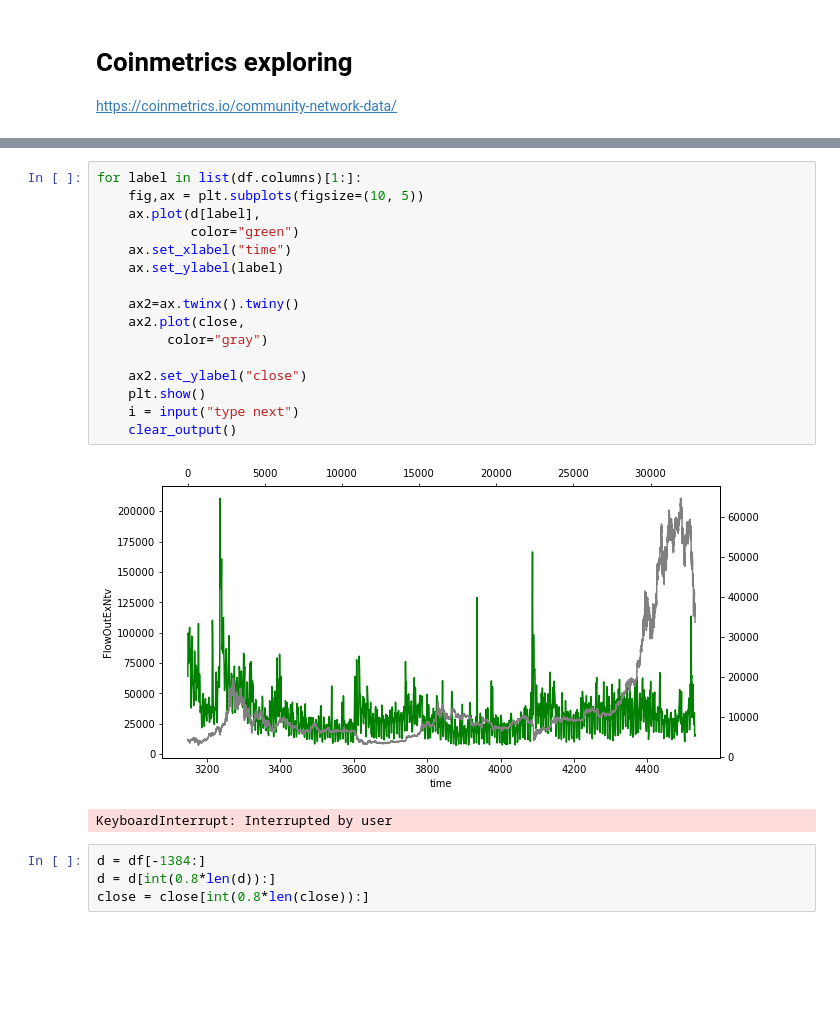
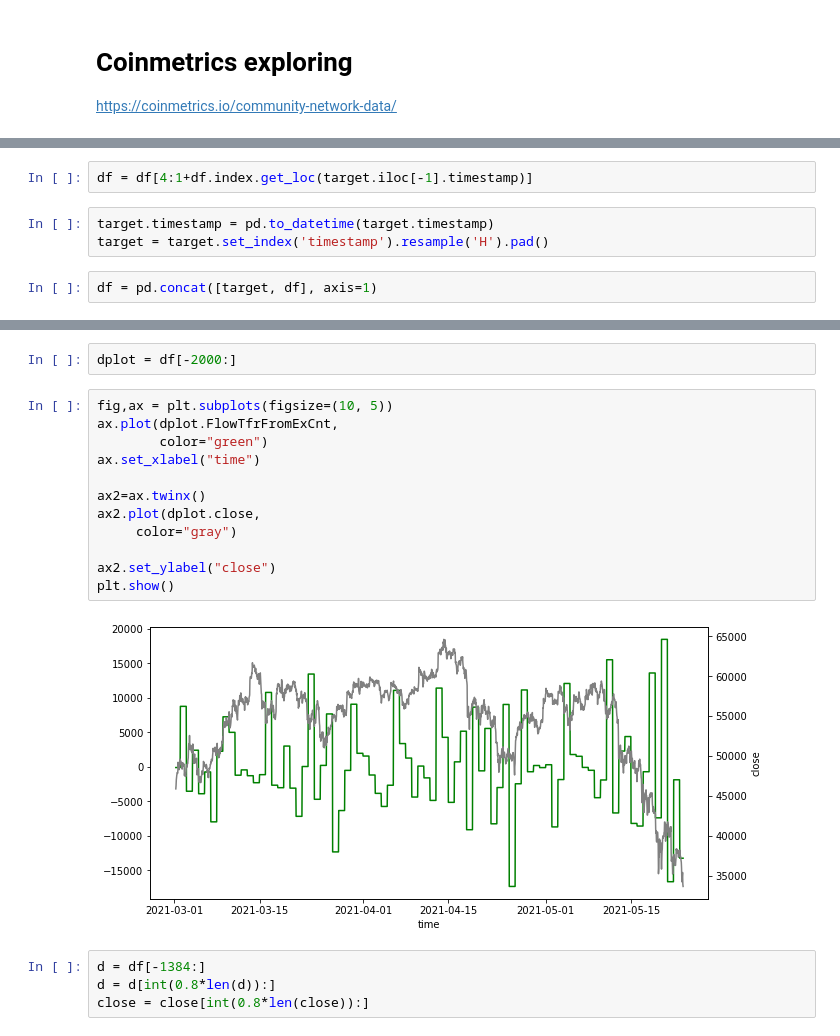
Before and after one commit to sunnymnie/bitcoin-printer, a Jupyter notebook: analysis-features/coinmetrics.ipynb, the cells around one changed output, grey strips where cells are left out. Cells and saved outputs as stored; diff of their text form; blank space fills up the shorter version.

```diff
--- a/analysis-features/coinmetrics.ipynb
+++ b/analysis-features/coinmetrics.ipynb
@@ -30,0 +44,7 @@ d = df[-1384:]
+# %%
+df = df[4:1+df.index.get_loc(target.iloc[-1].timestamp)]
+# %%
+target.timestamp = pd.to_datetime(target.timestamp)
+target = target.set_index('timestamp').resample('H').pad()
+# %%
+df = pd.concat([target, df], axis=1)
@@ -31,22 +157,19 @@ d = df[-1384:]
+# %%
+dplot = df[-2000:]
 # %%
-for label in list(df.columns)[1:]:
-    fig,ax = plt.subplots(figsize=(10, 5))
-    ax.plot(d[label],
-            color="green")
-    ax.set_xlabel("time")
-    ax.set_ylabel(label)
+fig,ax = plt.subplots(figsize=(10, 5))
+ax.plot(dplot.FlowTfrFromExCnt,
+        color="green")
+ax.set_xlabel("time")
 
-    ax2=ax.twinx().twiny()
-    ax2.plot(close,
-         color="gray")
+ax2=ax.twinx()
+ax2.plot(dplot.close,
+     color="gray")
 
-    ax2.set_ylabel("close")
-    plt.show()
-    i = input("type next")
-    clear_output()
+ax2.set_ylabel("close")
+plt.show()
 # %% [output]
-[figure, old version]
+[figure, new version]
-KeyboardInterrupt: Interrupted by user
 # %%
 d = df[-1384:]
 d = d[int(0.8*len(d)):]
```
Also changed, not shown: parts of 17 cells of this notebook, 6 other files.
